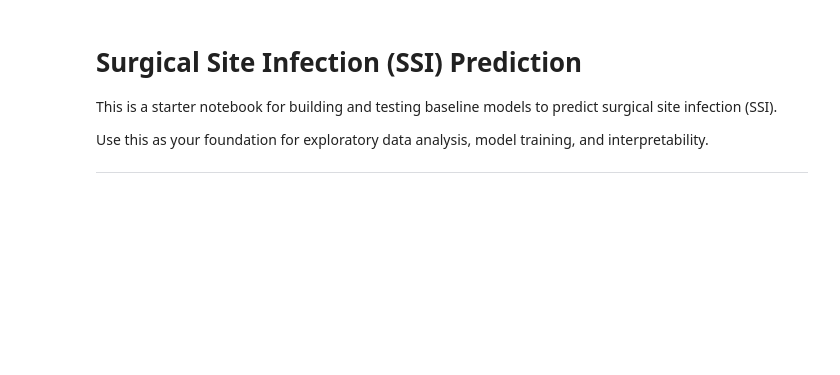
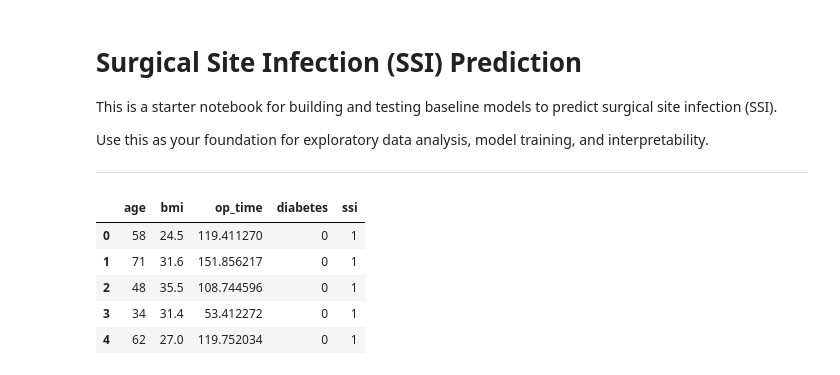
Before and after one commit to oliviershu/surgical-data-analytics-portfolio, a Jupyter notebook: notebooks/ssi_prediction_starter.ipynb, the cells around one changed output. Saved outputs shown, nothing was run; the diff lists cells and outputs as text; code cells hidden in the pictures; blank space fills up the shorter version.

```diff
--- a/notebooks/ssi_prediction_starter.ipynb
+++ b/notebooks/ssi_prediction_starter.ipynb
@@ -12,16 +12,24 @@ Use this as your foundation for exploratory data analysis, model training, and i
 # %%
 import pandas as pd, numpy as np, matplotlib.pyplot as plt
 from sklearn.model_selection import train_test_split
 from sklearn.linear_model import LogisticRegression
 
 # Synthetic demo dataset
 np.random.seed(42)
 n = 300
 df = pd.DataFrame({
     'age': np.random.randint(20, 80, n),
     'bmi': np.random.normal(27, 5, n).round(1),
     'op_time': np.random.normal(120, 40, n).clip(20, 300),
     'diabetes': np.random.choice([0,1], size=n, p=[0.75, 0.25])
 })
-df['ssi'] = (0.02*df['age'] + 0.1*(df['bmi']>30) + 0.05*df['diabetes'] + np.random.normal(0, 0.05, n) > 0.15).astype(int)
-df.head()
+# Adjusted 'ssi' generation for a more balanced distribution
+df['ssi'] = (0.01*df['age'] + 0.05*(df['bmi']>30) + 0.03*df['diabetes'] + np.random.normal(0, 0.05, n) > 0.1).astype(int)
+display(df.head())
+# %% [output]
+|  | age | bmi | op_time | diabetes | ssi |
+| 0 | 58 | 24.5 | 119.411270 | 0 | 1 |
+| 1 | 71 | 31.6 | 151.856217 | 0 | 1 |
+| 2 | 48 | 35.5 | 108.744596 | 0 | 1 |
+| 3 | 34 | 31.4 | 53.412272 | 0 | 1 |
+| 4 | 62 | 27.0 | 119.752034 | 0 | 1 |
```
Also changed, not shown: parts of 4 cells of this notebook.
